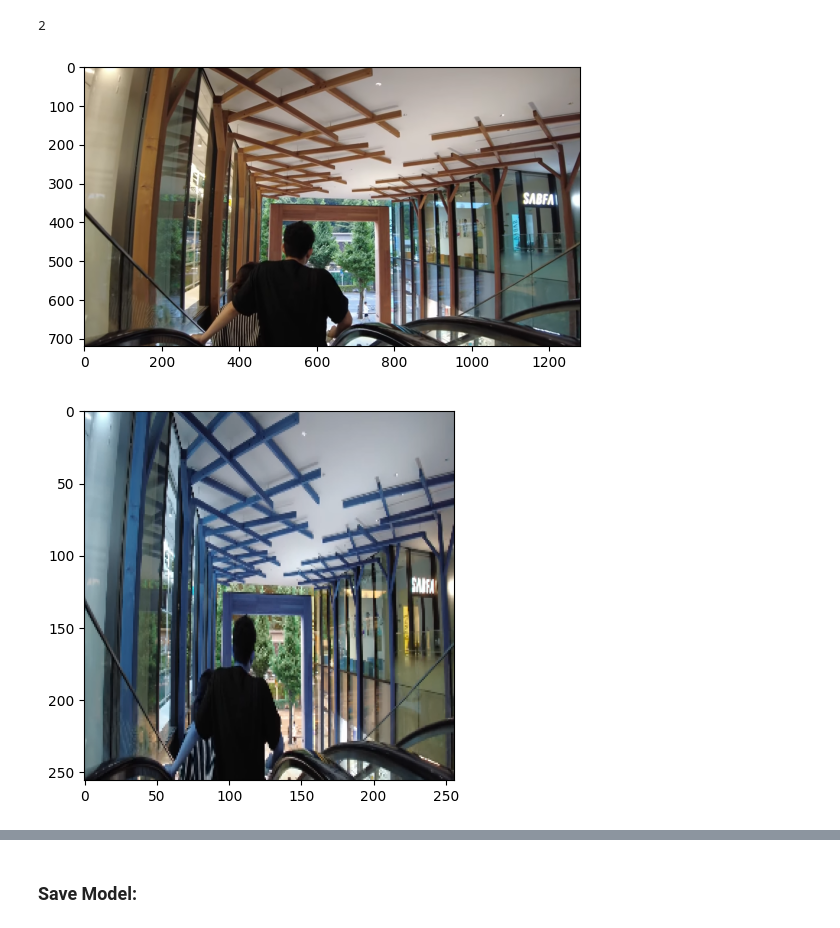
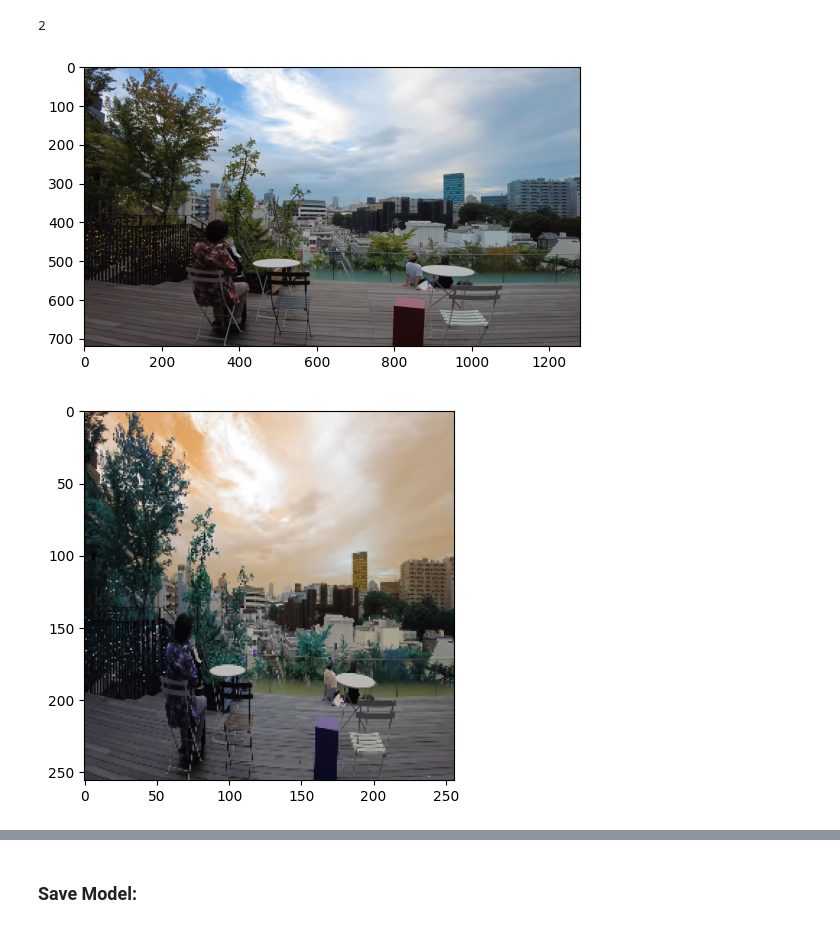
Before and after one commit to cjvillar/tf-image-train-workbook, a Jupyter notebook: tf_image.ipynb, the cells around one changed output, grey strips where cells are left out. Cells and saved outputs as stored; diff of their text form; code cells hidden in the pictures.

```diff
--- a/tf_image.ipynb
+++ b/tf_image.ipynb
@@ -294,17 +218,17 @@ print(len(test_image_files))
 # %% [output]
 2
 # %%
-image = test_image_files[0]
+image = test_image_files[1]
 img = cv2.imread(image)
 plt.imshow(cv2.cvtColor(img,cv2.COLOR_BGR2RGB))
 plt.show()
 # %% [output]
-[figure, old version]
+[figure, new version]
 # %%
 resize = tf.image.resize(img, (256,256))
 plt.imshow(resize.numpy().astype(int))
 plt.show()
 # %% [output]
-[figure, old version]
+[figure, new version]
 # %%
 #the no.expand puts into another array. Our model expects a batch not a sinlge image
```
Also changed, not shown: parts of 10 cells of this notebook.
